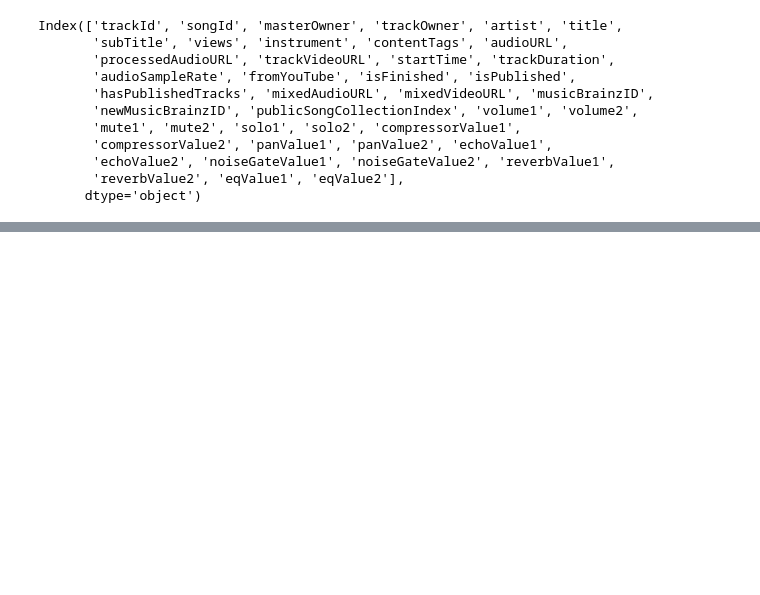
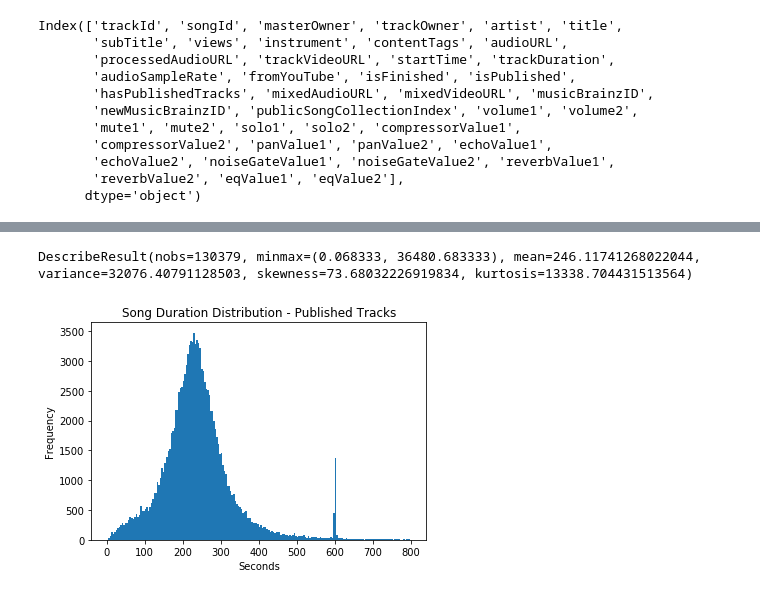
Before and after one commit to marl/bandhub, a Jupyter notebook: notebooks/BandhubStats.ipynb, the cells around one changed output, grey strips where cells are left out. Cells and saved outputs as stored; diff of their text form; code cells hidden in the pictures; blank space fills up the shorter version.

```diff
--- a/notebooks/BandhubStats.ipynb
+++ b/notebooks/BandhubStats.ipynb
@@ -142,0 +34,17 @@ Text(0,0.5,'Frequency')
+# %%
+# song (mix) durations distributions
+def getSongDurations(dummyData):
+    groupedData = dummyData.groupby("songId")
+    songDurations = []
+    for name,group in groupedData:
+        trackDurations = group.trackDuration
+        startTimes = group.startTime
+        maxLength = 0
+        count = 0
+        for duration in trackDurations:
+            currLength = duration + (startTimes.iloc[count] / 44100)
+            if currLength > maxLength:
+                maxLength = currLength
+            count+=1
+        songDurations.append(maxLength)
+    return songDurations
@@ -142,0 +127,11 @@ Text(0,0.5,'Frequency')
+# %%
+# song (mix) durations for published tracks
+songDurations = getSongDurations(pubData)
+pyplot.hist(songDurations, 200, (0, 800))
+pyplot.title("Song Duration Distribution - Published Tracks")
+pyplot.xlabel("Seconds")
+pyplot.ylabel("Frequency")
+stats.describe(songDurations)
+# %% [output]
+DescribeResult(nobs=130379, minmax=(0.068333, 36480.683333), mean=246.11741268022044, variance=32076.40791128503, skewness=73.68032226919834, kurtosis=13338.704431513564)
+[figure, added]
```
Also changed, not shown: parts of 37 cells of this notebook.
